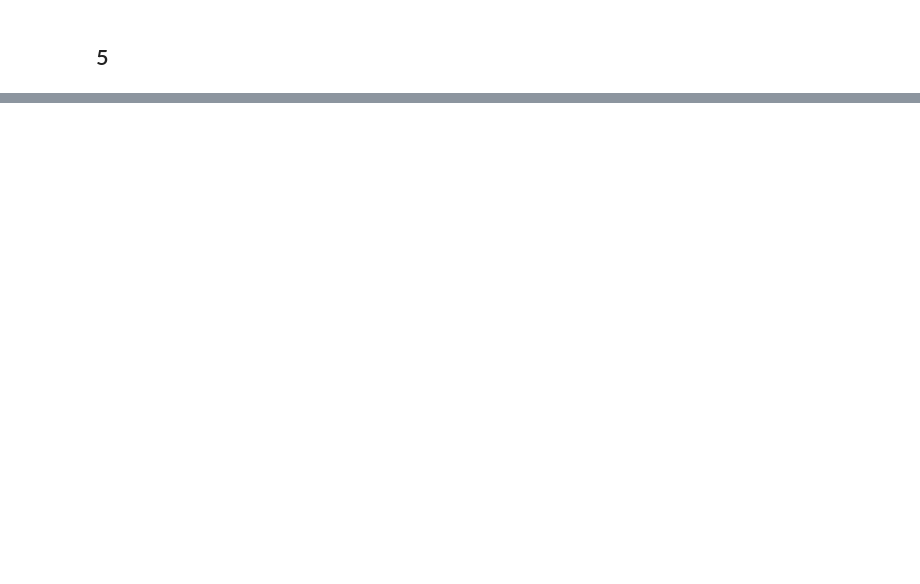
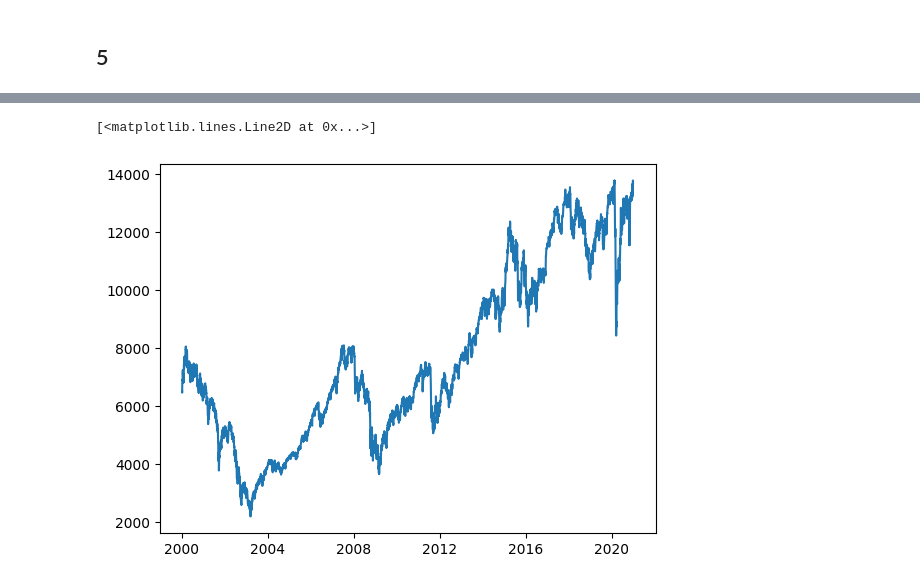
Before and after one commit to milchi03/QRM_ETH_Exercise, a Jupyter notebook: QRM_Exercise_3.ipynb, the cells around one changed output, grey strips where cells are left out. Drawn from its saved outputs; the diff is of its cells as text; code cells hidden in the pictures; blank space fills up the shorter version.

```diff
--- a/QRM_Exercise_3.ipynb
+++ b/QRM_Exercise_3.ipynb
@@ -92,2 +97,16 @@ plt.plot(GARCH11path(N=1000, burn_in=10000, a0=0.1, a1=0.4, b=0.4, WN='WNt')[0])
 # %% [markdown]
 ## 5
+# %%
+DAX = pd.read_csv('Data/GDAXI.csv')
+SP500 = pd.read_csv('Data/GSPC.csv')
+
+DAX.columns = ['Date', 'Open', 'High', 'Low', 'Close']
+SP500.columns = ['Date', 'Open', 'High', 'Low', 'Close']
+
+DAX['Date'] = pd.to_datetime(DAX['Date'])
+SP500['Date'] = pd.to_datetime(SP500['Date'])
+
+DAX = DAX.sort_values(['Date'], axis=0, ascending=True)
+SP500 = SP500.sort_values(['Date'], axis=0, ascending=True)
+
+DAX.head()
@@ -93,0 +120,14 @@ plt.plot(GARCH11path(N=1000, burn_in=10000, a0=0.1, a1=0.4, b=0.4, WN='WNt')[0])
+# %%
+DAX['abs_return'] = DAX['Close'].diff()
+DAX['log_return'] = np.log(DAX['Close']).diff()
+
+SP500['abs_return'] = SP500['Close'].diff()
+SP500['log_return'] = np.log(SP500['Close']).diff()
+
+DAX = DAX.dropna()
+SP500 = SP500.dropna()
+# %%
+plt.plot(DAX['Date'], DAX['Close'])
+# %% [output]
+[<matplotlib.lines.Line2D at 0x...>]
+[figure, added]
```
Also changed, not shown: parts of 31 cells of this notebook, 2 other files.
